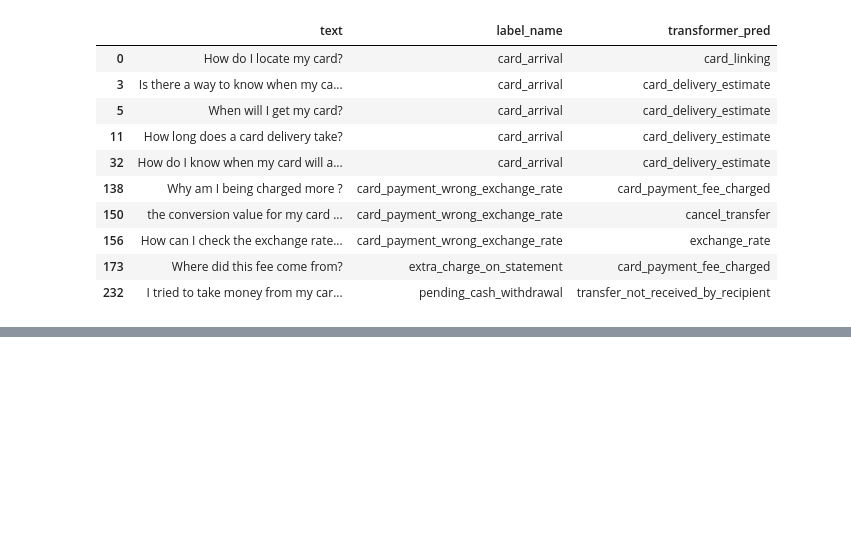
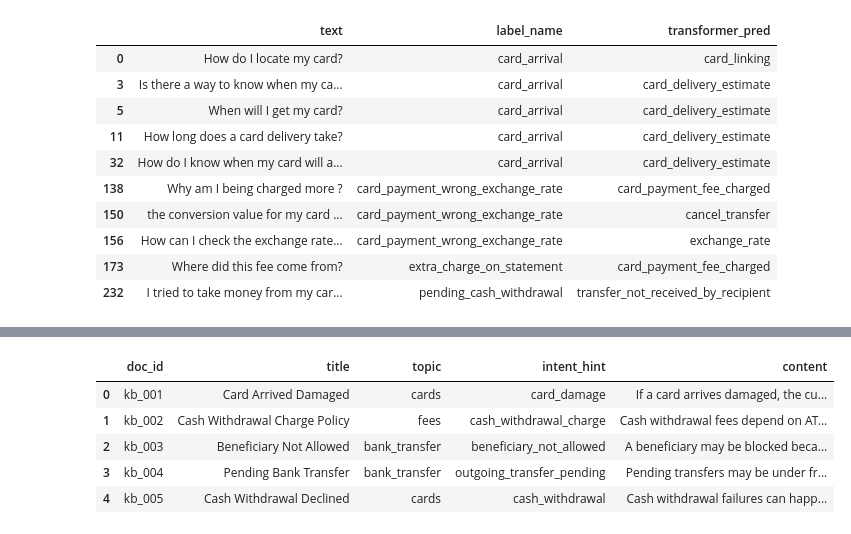
Before and after one commit to mdmohsin212/Kaggle-competitions, a Jupyter notebook: Support Ticket Intelligence/notebook/support_ticket.ipynb, the cells around one changed output, grey strips where cells are left out. Drawn from its saved outputs; the diff is of its cells as text; code cells hidden in the pictures; blank space fills up the shorter version.

```diff
--- a/Support Ticket Intelligence/notebook/support_ticket.ipynb
+++ b/Support Ticket Intelligence/notebook/support_ticket.ipynb
@@ -558,0 +561,86 @@ transformer_errors[["text", "label_name", "transformer_pred"]].head(10)
+# %%
+knowledge_docs = [
+    {"doc_id": "kb_001", "title": "Card Arrived Damaged", "topic": "cards", "intent_hint": "card_damage", "content": "If a card arrives damaged, the customer should not use it. A replacement request can be raised after identity verification. The damaged card is deactivated and a new card is shipped."},
+    {"doc_id": "kb_002", "title": "Cash Withdrawal Charge Policy", "topic": "fees", "intent_hint": "cash_withdrawal_charge", "content": "Cash withdrawal fees depend on ATM network, country, and plan tier. The app may show the final fee only after settlement."},
+    {"doc_id": "kb_003", "title": "Beneficiary Not Allowed", "topic": "bank_transfer", "intent_hint": "beneficiary_not_allowed", "content": "A beneficiary may be blocked because of invalid details, recipient-bank restrictions, unsupported destination rules, or compliance checks."},
+    {"doc_id": "kb_004", "title": "Pending Bank Transfer", "topic": "bank_transfer", "intent_hint": "outgoing_transfer_pending", "content": "Pending transfers may be under fraud checks, compliance review, or bank-network confirmation. Escalate only after the normal SLA has passed."},
+    {"doc_id": "kb_005", "title": "Cash Withdrawal Declined", "topic": "cards", "intent_hint": "cash_withdrawal", "content": "Cash withdrawal failures can happen because of insufficient balance, ATM-side issues, chip issues, regional restrictions, or disabled cash-withdrawal controls."},
+    {"doc_id": "kb_006", "title": "Transfer Not Received", "topic": "bank_transfer", "intent_hint": "beneficiary_not_allowed, transfer_not_received", "content": "If a transfer was marked completed but not received, verify the transfer reference, destination details, and business-day timeline before escalation."},
+    {"doc_id": "kb_007", "title": "Card Not Received", "topic": "cards", "intent_hint": "card_not_received", "content": "Check shipping estimate, delivery address, and courier tracking. If the delivery window has passed, start a replacement workflow after verification."},
+    {"doc_id": "kb_008", "title": "Cash Deposit Missing", "topic": "cash_deposit", "intent_hint": "cash_deposit", "content": "Cash deposits can take time to settle. Ask for deposit time, reference number, and ATM location. Escalate with receipt evidence if settlement exceeds the expected time."},
+    {"doc_id": "kb_009", "title": "Card Security Controls", "topic": "security", "intent_hint": "cash_withdrawal, card_payment_fee_charged", "content": "Customers can control online payments, magnetic stripe usage, regional usage, and cash withdrawals from the app. Many card issues are solved by reviewing these controls."},
+    {"doc_id": "kb_010", "title": "Cash Withdrawal Dispute", "topic": "disputes", "intent_hint": "cash_withdrawal_charge", "content": "A dispute may be raised when cash was not dispensed correctly or charges appear wrong after settlement. Ask for ATM location, date, amount, and receipt if available."}
+]
+kb_extra_docs = [
+    {"doc_id": "kb_011", "title": "Bank Transfer Failed", "topic": "bank_transfer", "intent_hint": "beneficiary_not_allowed, transfer_not_received, outgoing_transfer_pending", "content": "A bank transfer can fail because of invalid recipient details, temporary bank-network issues, fraud screening, compliance review, or unsupported destination rules. Verify the account details and retry only if the error is not related to compliance restrictions."},
+
+    {"doc_id": "kb_012", "title": "Bank Transfer Fee Charged", "topic": "fees", "intent_hint": "transfer_fee_charged", "content": "Transfer fees may depend on destination bank, transfer method, currency conversion, and the customer plan. Some charges appear only after settlement. Always check whether the transfer was domestic or international before escalating a fee complaint."},
+
+    {"doc_id": "kb_013", "title": "Card Payment Reversed", "topic": "card_payments", "intent_hint": "cash_withdrawal_charge, card_payment_fee_charged", "content": "A reversed card payment means the original transaction was cancelled or not fully captured by the merchant. The temporary deduction may disappear automatically after settlement. If the reversal remains inconsistent after the expected timeline, raise a payment investigation."},
+
+    {"doc_id": "kb_014", "title": "Cash Withdrawal Card Retained by ATM", "topic": "cards", "intent_hint": "cash_withdrawal", "content": "If an ATM keeps the card, advise the customer not to retry immediately. Ask for ATM location, bank name, date, and time. Some ATMs require the customer to contact the ATM owner directly, while others require card freezing and replacement."},
+
+    {"doc_id": "kb_015", "title": "Card Contactless Not Working", "topic": "cards", "intent_hint": "card_damage, card_payment_fee_charged", "content": "Contactless card payments may fail because of damaged NFC chip, disabled contactless settings, merchant terminal issues, or repeated low-value transaction limits. Ask the customer to test chip-and-PIN and review card controls before requesting replacement."},
+
+    {"doc_id": "kb_016", "title": "Card Frozen or Temporarily Locked", "topic": "security", "intent_hint": "cash_withdrawal, card_not_received", "content": "A card may be frozen because of suspicious activity, customer action in the app, or security review. Before escalating a cash withdrawal or payment issue, verify whether the card is currently frozen, locked, or restricted in the security settings."},
+
+    {"doc_id": "kb_017", "title": "Cash Withdrawal Limit Reached", "topic": "cards", "intent_hint": "cash_withdrawal", "content": "Cash withdrawal may fail if the daily or monthly ATM limit has been reached. Customers should review withdrawal limits in the app, check recent ATM usage, and confirm whether regional ATM restrictions apply."},
+
+    {"doc_id": "kb_018", "title": "Cash Deposit ATM Error", "topic": "cash_deposit", "intent_hint": "cash_deposit", "content": "Cash deposit problems may happen due to ATM hardware issues, note validation failure, partial acceptance of notes, or temporary settlement delay. Always ask for ATM location, deposit amount, time, and receipt details."},
+
+    {"doc_id": "kb_019", "title": "Cash Deposit Rejected Notes", "topic": "cash_deposit", "intent_hint": "cash_deposit", "content": "An ATM may reject notes because they are folded, damaged, suspicious, or unsupported by the machine. If the notes were not accepted, confirm whether the customer still has them and whether the ATM completed any partial deposit."},
+
+    {"doc_id": "kb_020", "title": "Card Delivery Delayed", "topic": "cards", "intent_hint": "card_not_received", "content": "Card delivery delays may happen because of courier backlog, address mismatch, customs checks, or incomplete verification. Check the expected delivery window, tracking details, and whether the card was returned to sender."},
+
+    {"doc_id": "kb_021", "title": "Replacement Card Process", "topic": "cards", "intent_hint": "card_damage, card_not_received", "content": "Replacement cards are usually issued after identity verification and confirmation of the delivery address. The old card may be deactivated before the new one is shipped, depending on the reason for replacement."},
+
+    {"doc_id": "kb_022", "title": "Recipient Bank Delay", "topic": "bank_transfer", "intent_hint": "outgoing_transfer_pending, transfer_not_received", "content": "A completed transfer may still be delayed at the recipient bank because of internal posting cycles, weekends, holidays, or manual compliance review. Confirm the business-day timeline before escalating."},
+
+    {"doc_id": "kb_023", "title": "Wrong Transfer Details", "topic": "bank_transfer", "intent_hint": "beneficiary_not_allowed, transfer_not_received", "content": "If a transfer used incorrect account details, the transfer may fail, bounce back, or be delayed. Ask for the transfer reference and verify the recipient account, routing, and destination country before next action."},
+
+    {"doc_id": "kb_024", "title": "Fraud Review on Transfer", "topic": "bank_transfer", "intent_hint": "outgoing_transfer_pending", "content": "Transfers may remain pending during fraud or compliance checks. These reviews often require no immediate customer action unless additional documents are requested. Escalate only after the normal review window has passed."},
+
+    {"doc_id": "kb_025", "title": "Card Magnetic Stripe Issue", "topic": "cards", "intent_hint": "card_damage", "content": "Card failures at older terminals or ATMs may happen because of magnetic stripe damage, demagnetization, or terminal compatibility issues. If chip transactions also fail, replacement may be needed."},
+
+    {"doc_id": "kb_026", "title": "ATM Dispensed Partial Cash", "topic": "disputes", "intent_hint": "cash_withdrawal_charge", "content": "If an ATM dispensed less cash than expected or no cash while the account was charged, collect the ATM location, date, amount, and receipt. These cases usually need a cash withdrawal dispute workflow."},
+
+    {"doc_id": "kb_027", "title": "ATM Offline or Network Error", "topic": "cards", "intent_hint": "cash_withdrawal", "content": "Cash withdrawal can fail when the ATM is offline, out of cash, or experiencing network issues. Recommend trying another ATM before escalation if the card and balance appear normal."},
+
+    {"doc_id": "kb_028", "title": "Merchant Terminal Issue", "topic": "card_payments", "intent_hint": "card_payment_fee_charged", "content": "A payment decline or unusual fee may be caused by merchant terminal configuration, offline authorization attempts, or duplicate processing. Ask whether the card worked elsewhere before assuming a card-side problem."},
+
+    {"doc_id": "kb_029", "title": "International ATM Restrictions", "topic": "cards", "intent_hint": "cash_withdrawal", "content": "Cash withdrawals abroad may fail because of regional card controls, unsupported ATM networks, or local restrictions. Customers should verify international usage settings and any geographic limits in the app."},
+
+    {"doc_id": "kb_030", "title": "Card Verification Pending", "topic": "security", "intent_hint": "card_not_received, cash_withdrawal", "content": "Some card actions remain restricted until identity checks or compliance verification are completed. If a customer reports unexpected restrictions, verify whether pending verification is blocking card usage or delivery actions."},
+
+    {"doc_id": "kb_031", "title": "Duplicate Cash Withdrawal Charge", "topic": "disputes", "intent_hint": "cash_withdrawal_charge", "content": "If the customer sees duplicate ATM-related charges, check whether one entry is a temporary hold and whether both settled. Dispute only settled incorrect charges after reviewing transaction timestamps and ATM details."},
+
+    {"doc_id": "kb_032", "title": "Transfer Scheduled on Weekend", "topic": "bank_transfer", "intent_hint": "outgoing_transfer_pending, transfer_not_received", "content": "Transfers initiated late on weekends or holidays may appear delayed even when submitted successfully. Business-day processing timelines should be explained before escalation."},
+
+    {"doc_id": "kb_033", "title": "Card Used After Damage Report", "topic": "cards", "intent_hint": "card_damage", "content": "If a damaged card is still active, advise the customer to stop using it to avoid repeated payment or ATM failures. A replacement flow should be started after confirming card status and customer identity."},
+
+    {"doc_id": "kb_034", "title": "Customer Needs ATM Receipt for Dispute", "topic": "disputes", "intent_hint": "cash_withdrawal_charge, cash_withdrawal", "content": "For ATM disputes, a receipt is helpful but not always mandatory. If no receipt is available, collect ATM location, date, approximate time, amount, and any on-screen error details."},
+
+    {"doc_id": "kb_035", "title": "Courier Returned Card", "topic": "cards", "intent_hint": "card_not_received", "content": "A card may be returned by the courier if delivery failed, the address was incomplete, or nobody was available to receive it. Check whether the shipment status shows returned-to-sender before opening a replacement case."},
+
+    {"doc_id": "kb_036", "title": "Cash Withdrawal Control Disabled", "topic": "security", "intent_hint": "cash_withdrawal", "content": "If cash withdrawal controls are disabled in the app, ATM transactions can be declined even when the card is valid and funded. Ask the customer to review cash withdrawal permissions, regional settings, and card lock status."},
+
+    {"doc_id": "kb_037", "title": "Account Balance vs Available Balance", "topic": "cards", "intent_hint": "cash_withdrawal", "content": "A customer may see enough account balance but still fail an ATM withdrawal because available balance is lower due to pending holds, card authorizations, or unsettled transactions. Always verify available balance, not only ledger balance."},
+
+    {"doc_id": "kb_038", "title": "Compliance Hold on Recipient", "topic": "bank_transfer", "intent_hint": "beneficiary_not_allowed", "content": "A beneficiary may be blocked by compliance screening because of destination-country restrictions, regulatory rules, or risk flags. These cases may require no retry until the compliance result is confirmed."},
+
+    {"doc_id": "kb_039", "title": "Cash Deposit Receipt Missing", "topic": "cash_deposit", "intent_hint": "cash_deposit", "content": "If a cash deposit issue is reported without a receipt, gather ATM location, date, time, and approximate amount. Receipt absence does not always block investigation, but it can slow verification."},
+
+    {"doc_id": "kb_040", "title": "Escalation Rules for Banking Support", "topic": "operations", "intent_hint": "cash_withdrawal, card_not_received, cash_deposit, outgoing_transfer_pending, transfer_not_received", "content": "Escalation should happen only after normal SLA windows, required verification, and basic troubleshooting are completed. First collect timeline, reference numbers, location details, and customer verification status."}
+]
+
+
+knowledge_docs = knowledge_docs + kb_extra_docs
+kb_df = pd.DataFrame(knowledge_docs)
+kb_df.head()
+# %% [output]
+|  | doc_id | title | topic | intent_hint | content |
+| 0 | kb_001 | Card Arrived Damaged | cards | card_damage | If a card arrives damaged, the cu... |
+| 1 | kb_002 | Cash Withdrawal Charge Policy | fees | cash_withdrawal_charge | Cash withdrawal fees depend on AT... |
+| 2 | kb_003 | Beneficiary Not Allowed | bank_transfer | beneficiary_not_allowed | A beneficiary may be blocked beca... |
+| 3 | kb_004 | Pending Bank Transfer | bank_transfer | outgoing_transfer_pending | Pending transfers may be under fr... |
+| 4 | kb_005 | Cash Withdrawal Declined | cards | cash_withdrawal | Cash withdrawal failures can happ... |
```
Also changed, not shown: parts of 4 cells of this notebook.
